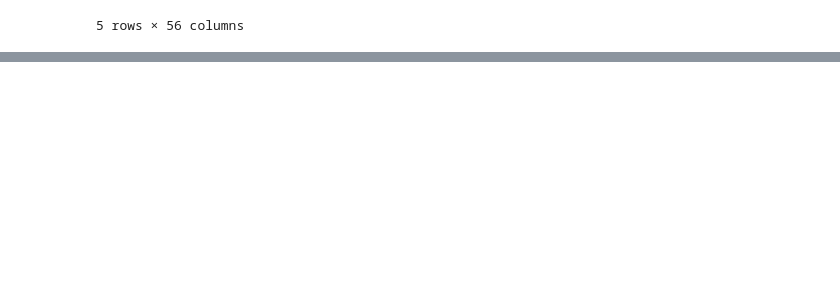
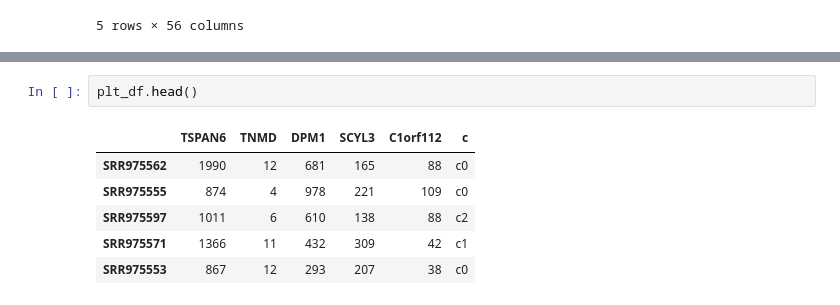
Before and after one commit to djemec/rnaseq, a Jupyter notebook: diff_exp_exploration.ipynb, the cells around one changed output, grey strips where cells are left out. Drawn from its saved outputs; the diff is of its cells as text; blank space fills up the shorter version.

```diff
--- a/diff_exp_exploration.ipynb
+++ b/diff_exp_exploration.ipynb
@@ -39,0 +120,9 @@ md_df.head()
+# %%
+plt_df.head()
+# %% [output]
+|  | TSPAN6 | TNMD | DPM1 | SCYL3 | C1orf112 | c |
+| SRR975562 | 1990 | 12 | 681 | 165 | 88 | c0 |
+| SRR975555 | 874 | 4 | 978 | 221 | 109 | c0 |
+| SRR975597 | 1011 | 6 | 610 | 138 | 88 | c2 |
+| SRR975571 | 1366 | 11 | 432 | 309 | 42 | c1 |
+| SRR975553 | 867 | 12 | 293 | 207 | 38 | c0 |
```
Also changed, not shown: parts of 9 cells of this notebook.
